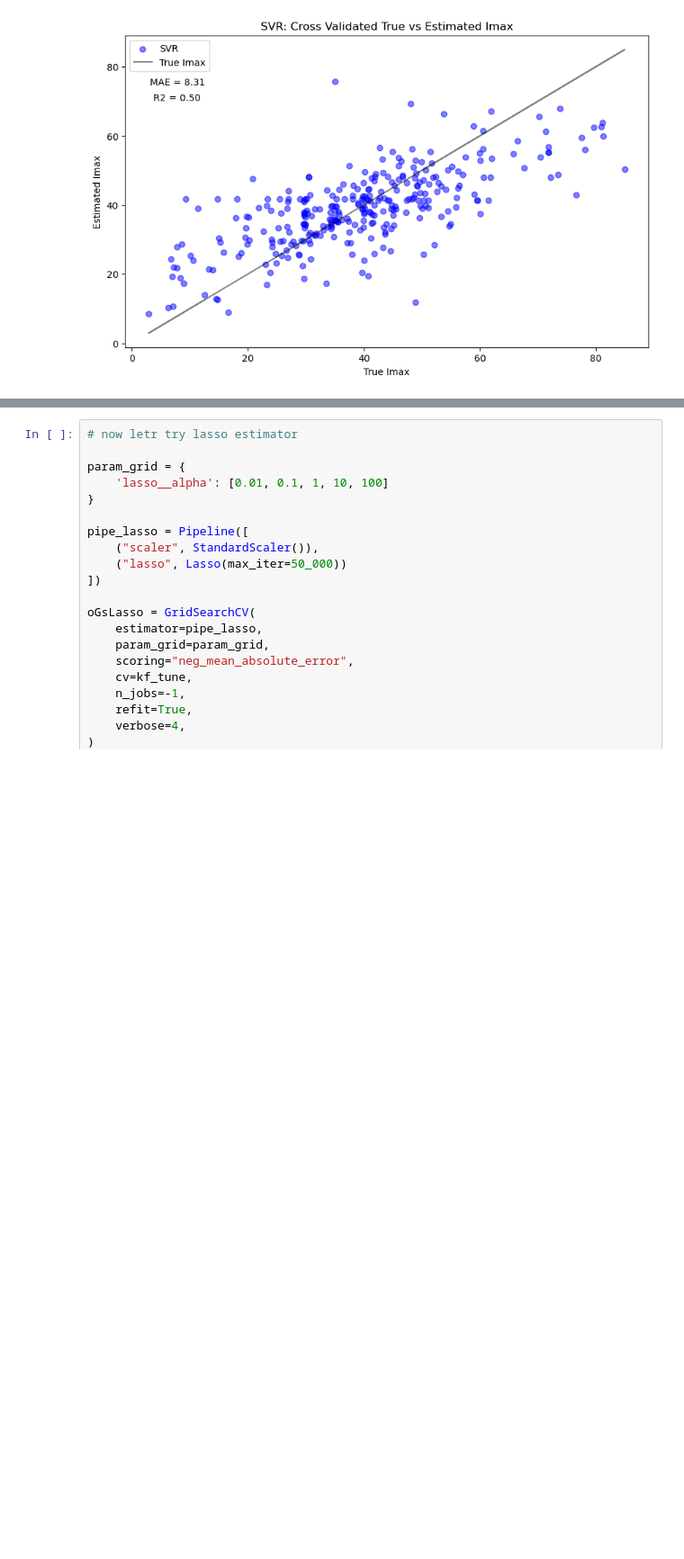
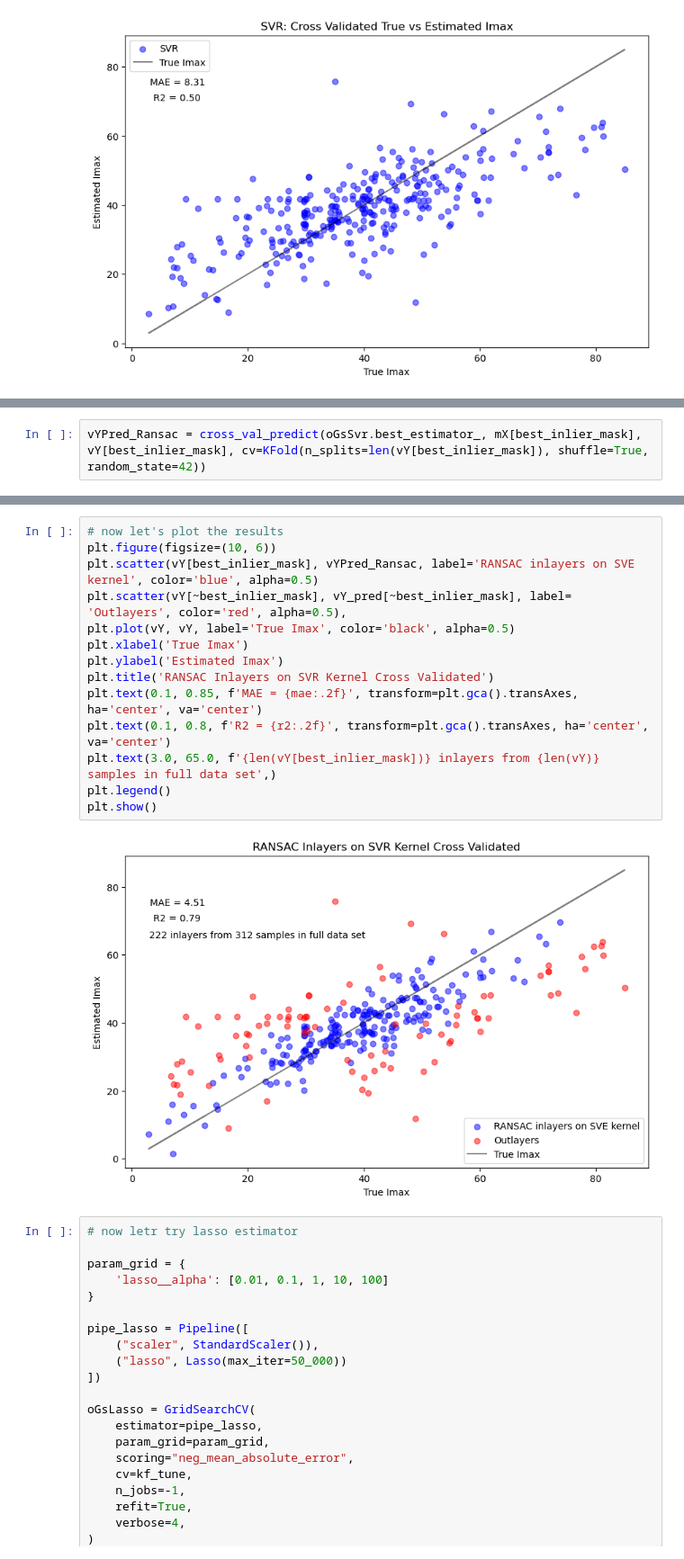
Before and after one commit to kiriyevskykiril/ai-program-2026, a Jupyter notebook: project_1/svr_kernel_Imax_v2.ipynb, the cells around one changed output, grey strips where cells are left out. Shown at 90% size. Saved outputs shown, nothing was run; the diff lists cells and outputs as text; blank space fills up the shorter version.

```diff
--- a/project_1/svr_kernel_Imax_v2.ipynb
+++ b/project_1/svr_kernel_Imax_v2.ipynb
@@ -292,0 +345,2 @@ plt.show()
+# %%
+vYPred_Ransac = cross_val_predict(oGsSvr.best_estimator_, mX[best_inlier_mask], vY[best_inlier_mask], cv=KFold(n_splits=len(vY[best_inlier_mask]), shuffle=True, random_state=42))
@@ -293,3 +355,19 @@ plt.show()
+# %%
+# now let's plot the results
+plt.figure(figsize=(10, 6))
+plt.scatter(vY[best_inlier_mask], vYPred_Ransac, label='RANSAC inlayers on SVE kernel', color='blue', alpha=0.5)
+plt.scatter(vY[~best_inlier_mask], vY_pred[~best_inlier_mask], label= 'Outlayers', color='red', alpha=0.5),
+plt.plot(vY, vY, label='True Imax', color='black', alpha=0.5)
+plt.xlabel('True Imax')
+plt.ylabel('Estimated Imax')
+plt.title('RANSAC Inlayers on SVR Kernel Cross Validated')
+plt.text(0.1, 0.85, f'MAE = {mae:.2f}', transform=plt.gca().transAxes, ha='center', va='center')
+plt.text(0.1, 0.8, f'R2 = {r2:.2f}', transform=plt.gca().transAxes, ha='center', va='center')
+plt.text(3.0, 65.0, f'{len(vY[best_inlier_mask])} inlayers from {len(vY)} samples in full data set',)
+plt.legend()
+plt.show()
+# %% [output]
+[figure, added]
 # %%
 # now letr try lasso estimator
 
```
Also changed, not shown: parts of 6 cells of this notebook, 4 other files.
